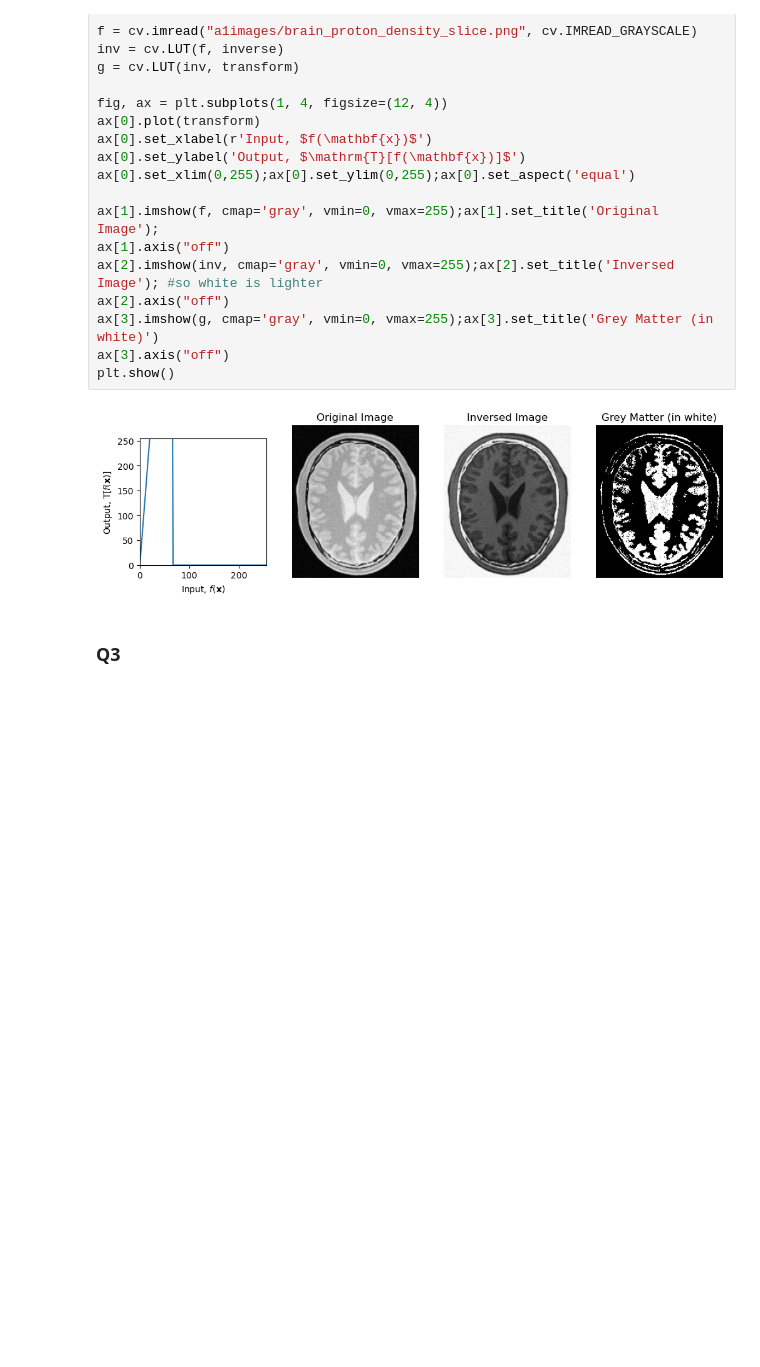
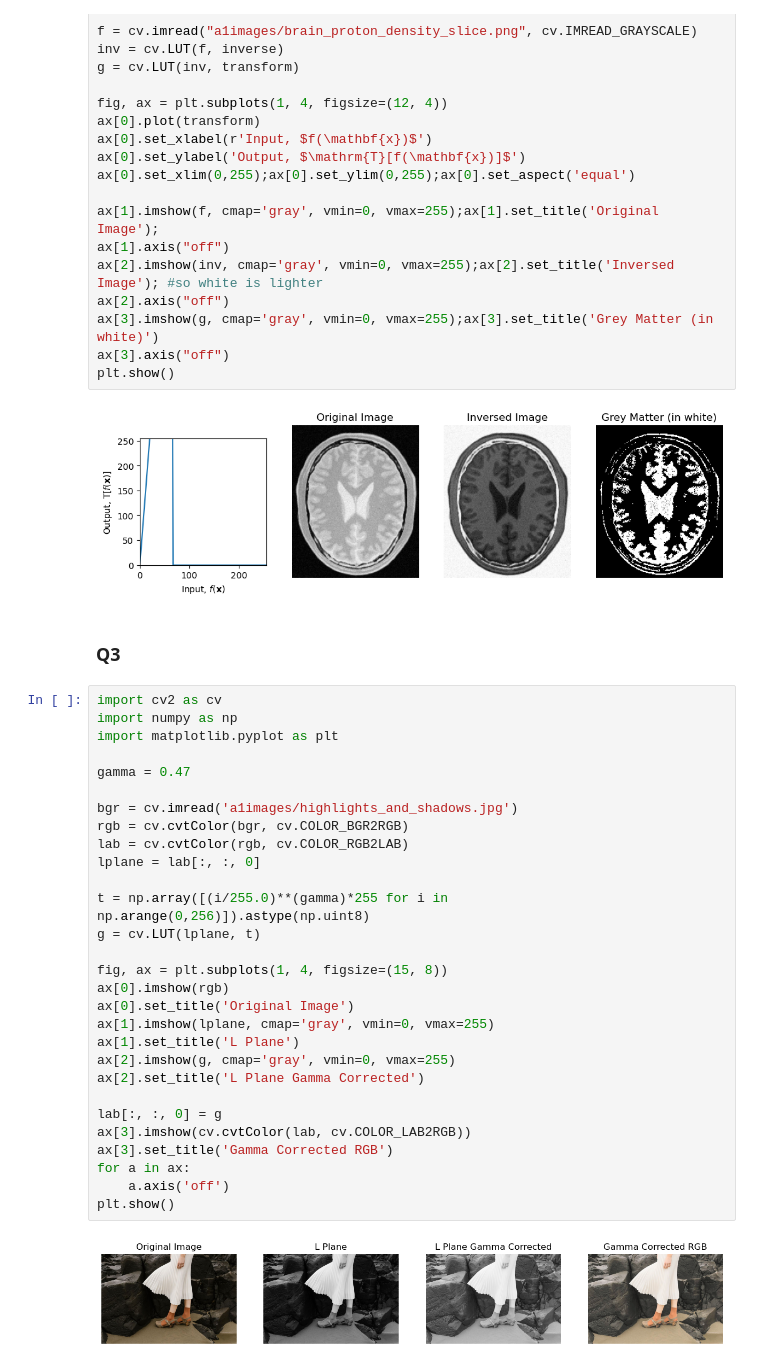
Before and after one commit to KiranGunathilaka/en3160_image_processing_machine_vision, a Jupyter notebook: assign1/220197E_a01.ipynb, the cells around one changed output. Drawn from its saved outputs; the diff is of its cells as text; blank space fills up the shorter version.

```diff
--- a/assign1/220197E_a01.ipynb
+++ b/assign1/220197E_a01.ipynb
@@ -104,3 +104,34 @@ plt.show()
 [figure]
 # %% [markdown]
 ### Q3
+# %%
+import cv2 as cv
+import numpy as np
+import matplotlib.pyplot as plt
+
+gamma = 0.47
+
+bgr = cv.imread('a1images/highlights_and_shadows.jpg')
+rgb = cv.cvtColor(bgr, cv.COLOR_BGR2RGB)
+lab = cv.cvtColor(rgb, cv.COLOR_RGB2LAB)
+lplane = lab[:, :, 0]
+
+t = np.array([(i/255.0)**(gamma)*255 for i in np.arange(0,256)]).astype(np.uint8)
+g = cv.LUT(lplane, t)
+
+fig, ax = plt.subplots(1, 4, figsize=(15, 8))
+ax[0].imshow(rgb)
+ax[0].set_title('Original Image')
+ax[1].imshow(lplane, cmap='gray', vmin=0, vmax=255)
+ax[1].set_title('L Plane')
+ax[2].imshow(g, cmap='gray', vmin=0, vmax=255)
+ax[2].set_title('L Plane Gamma Corrected')
+
+lab[:, :, 0] = g
+ax[3].imshow(cv.cvtColor(lab, cv.COLOR_LAB2RGB))
+ax[3].set_title('Gamma Corrected RGB')
+for a in ax:
+    a.axis('off')
+plt.show()
+# %% [output]
+[figure, added]
```
